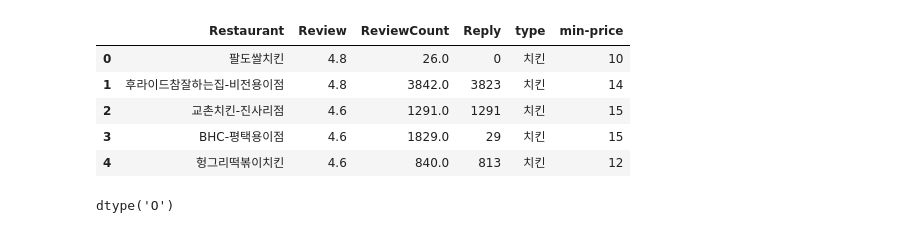
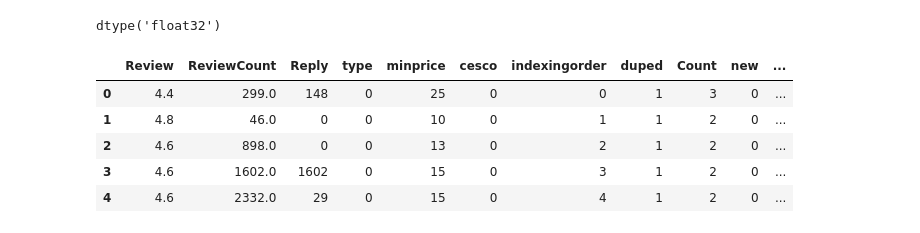
Before and after one commit to Kim-matthew-0422/datascienceproj, a Jupyter notebook: Untitled.ipynb, the cells around one changed output. Cells and saved outputs as stored; diff of their text form; code cells hidden in the pictures.

```diff
--- a/Untitled.ipynb
+++ b/Untitled.ipynb
@@ -15,0 +263,3 @@ df.head()
+# %%
+pd.set_option('display.max_rows', 400)
+pd.pivot_table(df, index = ['Review','Reply'], values = 'ReviewCount')
@@ -19,0 +334,2 @@ Index(['Restaurant', 'Review', 'ReviewCount', 'Reply', 'type', 'min-price'], dty
+# %%
+pd.options.display.max_rows
@@ -60,13 +425,20 @@ Index(['Restaurant', 'Review', 'ReviewCount', 'Reply', 'type', 'min-price'], dty
+# %%
+df["Review"] = pd.to_numeric(df["Review"], downcast="float")
+df.Review.dtype
+# %% [output]
+dtype('float32')
+# %%
+df_model = df[[ 'Review', 'ReviewCount', 'Reply', 'type', 'minprice',
+       'cesco', 'indexingorder', 'duped', 'Count', 'new', 'new4', 'title_name',
+       'franchise']]
+
+df_dum = pd.get_dummies(df_model)
 # %%
-df.head()
+df_model.head()
 # %% [output]
-|  | Restaurant | Review | ReviewCount | Reply | type | min-price |
-| 0 | 팔도쌀치킨 | 4.8 | 26.0 | 0 | 치킨 | 10 |
-| 1 | 후라이드참잘하는집-비전용이점 | 4.8 | 3842.0 | 3823 | 치킨 | 14 |
-| 2 | 교촌치킨-진사리점 | 4.6 | 1291.0 | 1291 | 치킨 | 15 |
-| 3 | BHC-평택용이점 | 4.6 | 1829.0 | 29 | 치킨 | 15 |
-| 4 | 헝그리떡볶이치킨 | 4.6 | 840.0 | 813 | 치킨 | 12 |
+|  | Review | ReviewCount | Reply | type | minprice | cesco | indexingorder | duped | Count | new | ... |
+| 0 | 4.4 | 299.0 | 148 | 0 | 25 | 0 | 0 | 1 | 3 | 0 | ... |
+| 1 | 4.8 | 46.0 | 0 | 0 | 10 | 0 | 1 | 1 | 2 | 0 | ... |
+| 2 | 4.6 | 898.0 | 0 | 0 | 13 | 0 | 2 | 1 | 2 | 0 | ... |
+| 3 | 4.6 | 1602.0 | 1602 | 0 | 15 | 0 | 3 | 1 | 2 | 0 | ... |
+| 4 | 4.6 | 2332.0 | 29 | 0 | 15 | 0 | 4 | 1 | 2 | 0 | ... |
-# %%
-df['Review'].dtype
-# %% [output]
-dtype('O')
```
Also changed, not shown: parts of 64 cells of this notebook, 18 other files.
